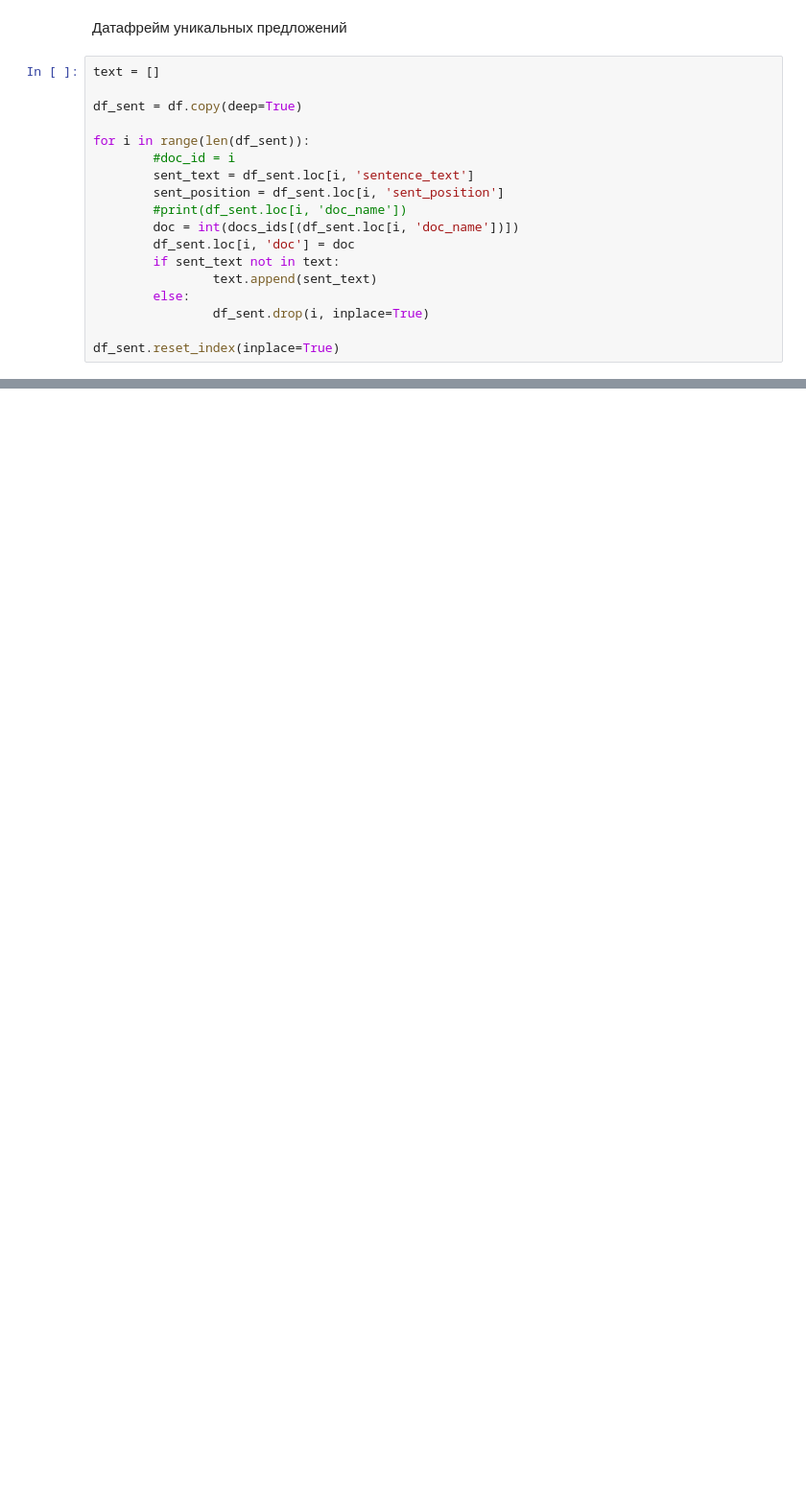
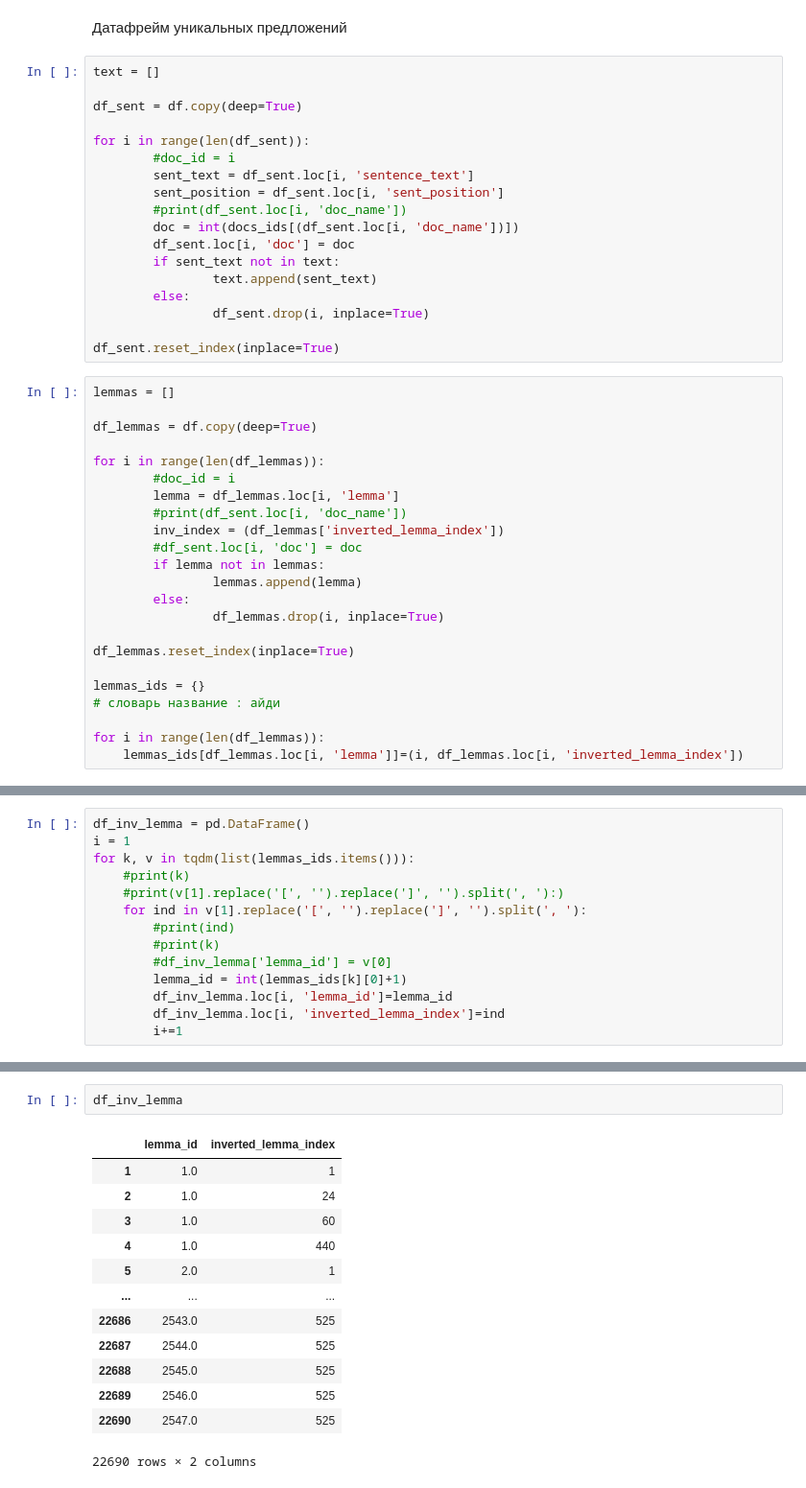
Before and after one commit to mooshaaa/corpus_sem_notes, a Jupyter notebook: database creation/db_creating.ipynb, the cells around one changed output, grey strips where cells are left out. Shown: that part at 96% size. Cells and saved outputs as stored; diff of their text form; blank space fills up the shorter version.

```diff
--- a/database creation/db_creating.ipynb
+++ b/database creation/db_creating.ipynb
@@ -124,3 +178,26 @@ for i in range(len(df_sent)):
                 df_sent.drop(i, inplace=True)
 
 df_sent.reset_index(inplace=True)
+# %%
+lemmas = []
+
+df_lemmas = df.copy(deep=True)
+
+for i in range(len(df_lemmas)):
+        #doc_id = i
+        lemma = df_lemmas.loc[i, 'lemma']
+        #print(df_sent.loc[i, 'doc_name'])
+        inv_index = (df_lemmas['inverted_lemma_index'])
+        #df_sent.loc[i, 'doc'] = doc
+        if lemma not in lemmas:
+                lemmas.append(lemma)
+        else:
+                df_lemmas.drop(i, inplace=True)
+
+df_lemmas.reset_index(inplace=True)
+
+lemmas_ids = {}
+# словарь название : айди
+
+for i in range(len(df_lemmas)):
+    lemmas_ids[df_lemmas.loc[i, 'lemma']]=(i, df_lemmas.loc[i, 'inverted_lemma_index'])
@@ -126,0 +226,14 @@ df_sent.reset_index(inplace=True)
+# %%
+df_inv_lemma = pd.DataFrame()
+i = 1
+for k, v in tqdm(list(lemmas_ids.items())):
+    #print(k)
+    #print(v[1].replace('[', '').replace(']', '').split(', '):)
+    for ind in v[1].replace('[', '').replace(']', '').split(', '):
+        #print(ind)
+        #print(k)
+        #df_inv_lemma['lemma_id'] = v[0]
+        lemma_id = int(lemmas_ids[k][0]+1)
+        df_inv_lemma.loc[i, 'lemma_id']=lemma_id
+        df_inv_lemma.loc[i, 'inverted_lemma_index']=ind
+        i+=1
@@ -192,0 +437,16 @@ finally:
+# %%
+df_inv_lemma
+# %% [output]
+|  | lemma_id | inverted_lemma_index |
+| 1 | 1.0 | 1 |
+| 2 | 1.0 | 24 |
+| 3 | 1.0 | 60 |
+| 4 | 1.0 | 440 |
+| 5 | 2.0 | 1 |
+| ... | ... | ... |
+| 22686 | 2543.0 | 525 |
+| 22687 | 2544.0 | 525 |
+| 22688 | 2545.0 | 525 |
+| 22689 | 2546.0 | 525 |
+| 22690 | 2547.0 | 525 |
+22690 rows × 2 columns
```
Also changed, not shown: parts of 19 cells of this notebook.
